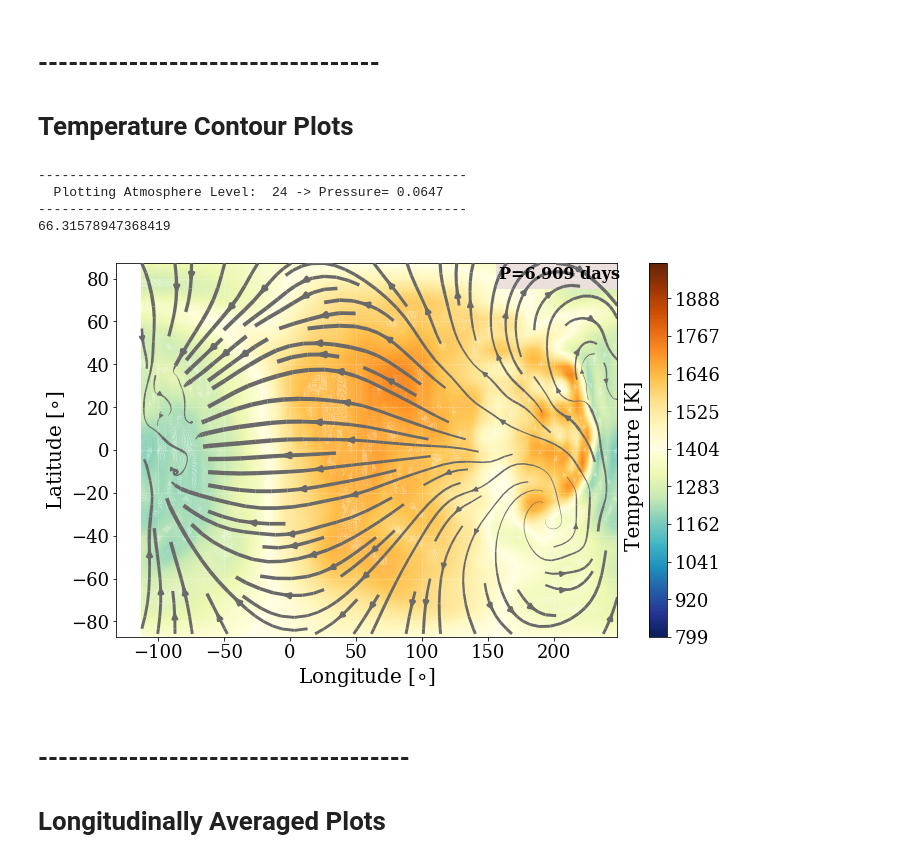
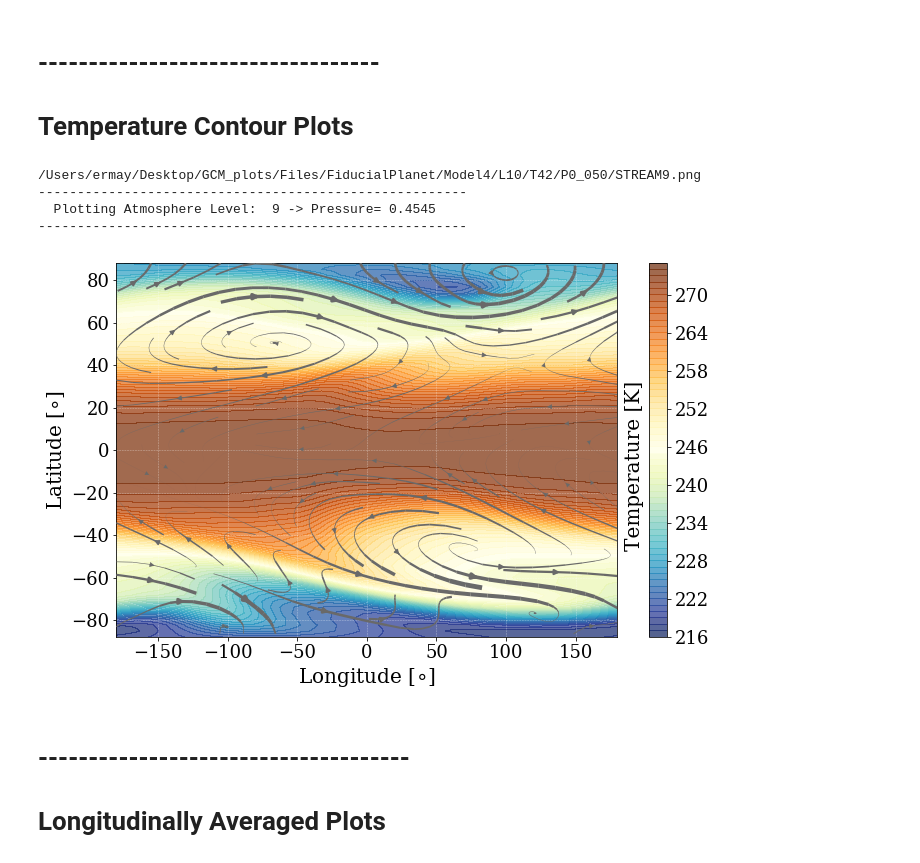
Before and after one commit to emily-rauscher/GCM_plots, a Jupyter notebook: igcm_plots.ipynb, the cells around one changed output. Cells and saved outputs as stored; diff of their text form; code cells hidden in the pictures.

```diff
--- a/igcm_plots.ipynb
+++ b/igcm_plots.ipynb
@@ -1,11 +1,13 @@
 # %%
-from load_data import load_data
-
-path='/Users/hbeltz/Documents/runs/'
+from load_data_noin import load_data
+path='/Users/ermay/Desktop/GCM_plots/Files/'
+runname='FiducialPlanet/Model4/L10/T42/P0_050'
+oom=0
+surfp=0.5
 LastOrbit_=False
 OLR_=False
 
-verbose=False
+verbose=True
 
-runname,lon_arr,lat_arr,oom,surfp,p_BAR,data_26,data_lo,data_olr=load_data(path,LastOrbit_,OLR_,verbose)
+runname,lon_arr,lat_arr,oom,surfp,p_BAR,data_26,data_lo,data_olr=load_data(path,runname,oom,surfp,LastOrbit_,OLR_,verbose)
 # %% [output]
@@ -22,9 +34,9 @@ Surface Press [bar]:100
 # %%
 from igcm_func import igcm_Plot
 
-lev=24
+lev=9
 
-plot=3              #0=temp, 1=U wind, 2=V wind, 3=streamplot, 4=OLR
+plot=3              #0=temp, 1=U wind, 2=V wind, 3=streamplot
 
 vfrac=1.0           #for streamplot only
 
@@ -32,11 +44,12 @@ units_a=1           #1=degrees, 0=radians, lat lon units. INPUT is already in de
 units_t=0           #0=Kelvin, 1=Celsius, 2=Farhenheit - FOR plot=0 only
 units_w=0           #0=m/s 1=km/s 2=mph, FOR plot=1 or =2 only
 
-ortho=False
-caption=True   #set equal to true to have a caption
-cap='P=6.909 days'  #caption in top right#orthographic projection
+caption=False   #set equal to true to have a caption
+cap='P=6.909 days'  #caption in top right
+
+ortho=False #orthographic projection
 latcenter=0.0       #center of plot in degrees
-loncenter=68
+loncenter=0.0
 
 freeze=False         #adds a black line at water freezing temperature,useful for earth
 
@@ -45,72 +58,40 @@ if plot==0:
     ptype='TEMPS'
 if plot==1:
     ptype='UWIND'
 if plot==2:
     ptype='VWIND'
 if plot==3:
     ptype='STREAM'
-if plot==4:
-    ptype='OLR'
 
 if ortho==True:
     pstyle='_ortho'
 else:
     pstyle=''
 
 if plot<4:
-    savename=path+runname+'/'+ptype+str(int(lev))+runname+pstyle+'.png'
+    savename=path+runname+'/'+ptype+str(int(lev))+pstyle+'.png'
 else:
     savename=path+runname+'/'+ptype+pstyle+'.pdf'
-
+print savename
 
 ver=True           #verbose output, PLOTS AND TEXT
 
-cbarL=800 #useful for multiple plots --- force lower limit of colorbars. SET 0 otherwise
-cbarM=2000 #useful for multiple plots --- force upper limit of colorbars
+cbarL=0 #useful for multiple plots --- force lower limit of colorbars. SET 0 otherwise
+cbarM=0 #useful for multiple plots --- force upper limit of colorbars
 ex=1           # if you want to extend the colorbar. Default is 1 for temperature
 
 cbar_even=True #for Winds, center colorbar so that 0 is middle.
 ncolors=0  #0,sets so that each color step =1 in whatever units. otherwise =multiple of that
 
 %matplotlib inline
 igcm_Plot(plot,lon_arr,lat_arr,p_BAR,data_26,lev,latcenter,loncenter,ex,units_a,units_t,units_w,freeze,caption,cap,
           savefig,savename,ortho,ver,cbarL,cbarM,cbar_even,ncolors,vfrac,False)
-# ###########################
-# plot=1
-# ptype='UWIND'
-# #cbarL=-33.0
-# #cbarM=33.0
-# savename=path+runname+'/'+ptype+str(int(lev))+pstyle+'.pdf'
-
-# igcm_Plot(plot,lon_arr,lat_arr,p_BAR,data_26,lev,latcenter,loncenter,ex,units_a,units_t,units_w,freeze,
-#           savefig,savename,ortho,ver,cbarL,cbarM,cbar_even,ncolors,vfrac,False)
-# ###########################
-# plot=2
-# ptype='VWIND'
-# #cbarL=-33.0
-# #cbarM=33.0
-# savename=path+runname+'/'+ptype+str(int(lev))+pstyle+'.pdf'
-
-# igcm_Plot(plot,lon_arr,lat_arr,p_BAR,data_26,lev,latcenter,loncenter,ex,units_a,units_t,units_w,freeze,
-#           savefig,savename,ortho,ver,cbarL,cbarM,cbar_even,ncolors,vfrac,False)
-# ###########################
-# plot=3
-# ptype='STREAM'
-# #cbarL=245.0
-# #cbarM=305.0
-# if ortho==True:
-#     savename=path+runname+'/'+ptype+str(int(lev))+pstyle+'.png'
-# else:
-#     savename=path+runname+'/'+ptype+str(int(lev))+pstyle+'.pdf'
-
-# igcm_Plot(plot,lon_arr,lat_arr,p_BAR,data_26,lev,latcenter,loncenter,ex,units_a,units_t,units_w,freeze,
-#           savefig,savename,ortho,ver,cbarL,cbarM,cbar_even,ncolors,vfrac,False)
 # %% [output]
+/Users/ermay/Desktop/GCM_plots/Files/FiducialPlanet/Model4/L10/T42/P0_050/STREAM9.png
 -------------------------------------------------------
-  Plotting Atmosphere Level:  24 -> Pressure= 0.0647
+  Plotting Atmosphere Level:  9 -> Pressure= 0.4545
 -------------------------------------------------------
-66.31578947368419
-[figure, old version]
+[figure, new version]
 # %% [markdown]
 # -------------------------------------
 # Longitudinally Averaged Plots #
```
Also changed, not shown: parts of 3 cells of this notebook, 1 other file.
